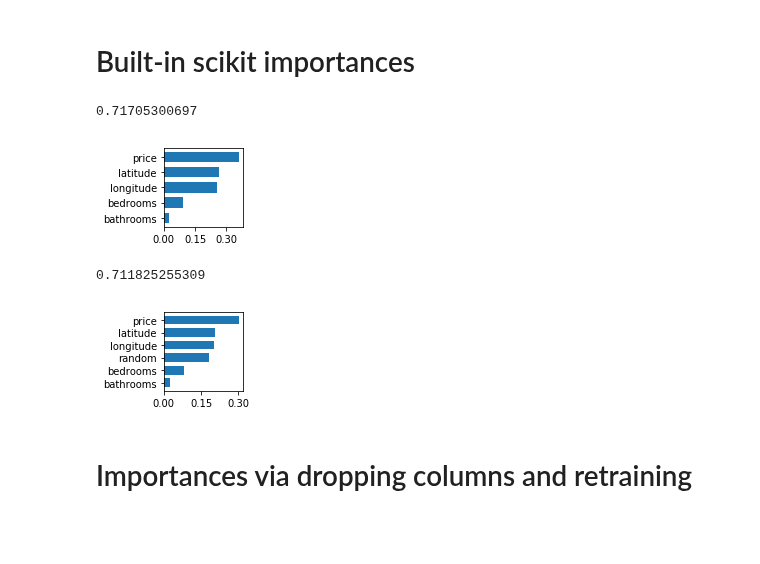
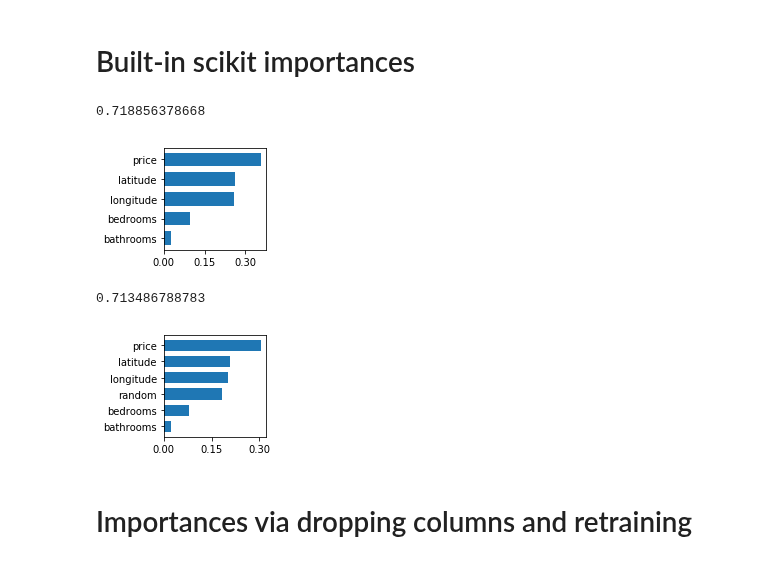
Before and after one commit to parrt/random-forest-importances, a Jupyter notebook: notebooks/permutation-importances-classifier.ipynb, the cells around one changed output. Drawn from its saved outputs; the diff is of its cells as text; code cells hidden in the pictures; blank space fills up the shorter version.

```diff
--- a/notebooks/permutation-importances-classifier.ipynb
+++ b/notebooks/permutation-importances-classifier.ipynb
@@ -9,6 +9,12 @@ from sklearn.base import clone
 import warnings
 warnings.filterwarnings('ignore')
 
+def mkdf(columns, importances):
+    I = pd.DataFrame(data={'Feature':columns, 'Importance':importances})
+    I = I.set_index('Feature')
+    I = I.sort_values('Importance', ascending=True)
+    return I
+
 def plot_importances(df_importances, save=None, xrot=0, tickstep=3):
     """
     Given an array or data frame of importances, plot a horizontal bar chart
@@ -17,7 +23,8 @@ def plot_importances(df_importances, save=None, xrot=0, tickstep=3):
     I = df_importances
 
     fig = plt.figure()
-    fig.bbox_inches.y1 *= 0.42
+    w, h = fig.get_size_inches()
+    fig.set_size_inches(w, h*.5, forward=True)
     ax = plt.gca()
     ax.barh(np.arange(len(I.index)), I.Importance, height=.7, tick_label=I.index)
 
@@ -58,33 +65,29 @@ df.head(5)
 # %%
 base_rf = RandomForestClassifier(n_estimators=100,
                                  min_samples_leaf=5,
                                  n_jobs=-1,
                                  oob_score=True)
 
 X_train, y_train = df.drop('interest_level',axis=1), df['interest_level']
 
 rf = clone(base_rf)
 rf.fit(X_train, y_train)
 print(rf.oob_score_)
-I = pd.DataFrame(data={'Feature':X_train.columns, 'Importance':rf.feature_importances_})
-I = I.set_index('Feature')
-I = I.sort_values('Importance', ascending=True)
+I = mkdf(X_train.columns,rf.feature_importances_)
 plot_importances(I, save='../article/images/cls_dflt.svg')
 
 X_train2 = X_train.copy()
 X_train2['random'] = np.random.random(size=len(X_train2))
 rf2 = clone(base_rf)
 rf2.fit(X_train2, y_train)
 print(rf2.oob_score_)
-I = pd.DataFrame(data={'Feature':X_train2.columns, 'Importance':rf2.feature_importances_})
-I = I.set_index('Feature')
-I = I.sort_values('Importance', ascending=True)
+I = mkdf(X_train2.columns,rf2.feature_importances_)
 plot_importances(I, save='../article/images/cls_dflt_random.svg')
 # %% [output]
-0.71705300697
+0.718856378668
-[figure, old version]
+[figure, new version]
-0.711825255309
+0.713486788783
-[figure, old version]
+[figure, new version]
 # %% [markdown]
 # Importances via dropping columns and retraining
 # %%
```
Also changed, not shown: parts of 2 cells of this notebook, 17 other files.
